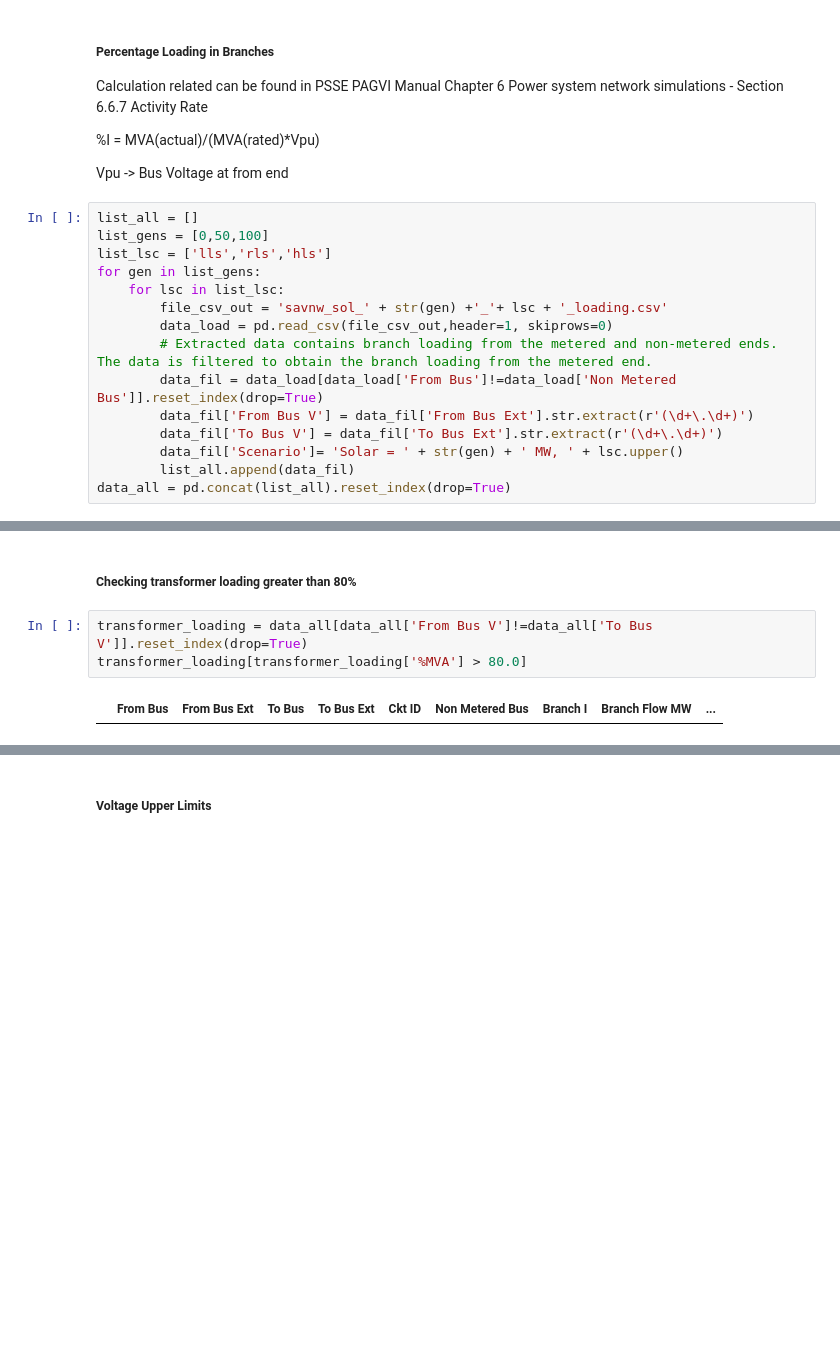
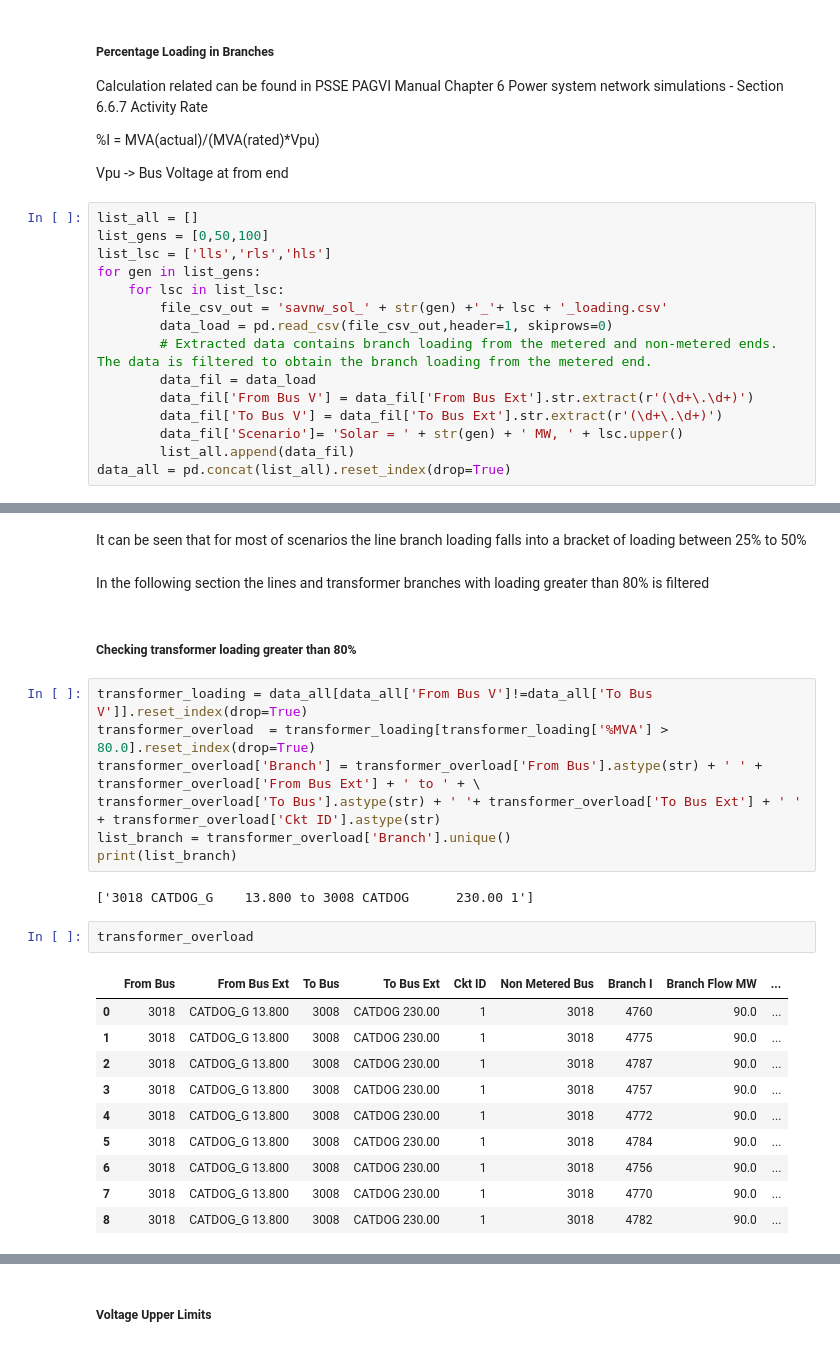
Before and after one commit to jessla89/PSSE-Data-Extraction, a Jupyter notebook: limit_checking_Topology_1.ipynb, the cells around one changed output, grey strips where cells are left out. Cells and saved outputs as stored; diff of their text form; blank space fills up the shorter version.

```diff
--- a/limit_checking_Topology_1.ipynb
+++ b/limit_checking_Topology_1.ipynb
@@ -21,7 +22,7 @@ for gen in list_gens:
         file_csv_out = 'savnw_sol_' + str(gen) +'_'+ lsc + '_loading.csv'
         data_load = pd.read_csv(file_csv_out,header=1, skiprows=0)
         # Extracted data contains branch loading from the metered and non-metered ends. The data is filtered to obtain the branch loading from the metered end.
-        data_fil = data_load[data_load['From Bus']!=data_load['Non Metered Bus']].reset_index(drop=True)
+        data_fil = data_load
         data_fil['From Bus V'] = data_fil['From Bus Ext'].str.extract(r'(\d+\.\d+)')
         data_fil['To Bus V'] = data_fil['To Bus Ext'].str.extract(r'(\d+\.\d+)')
         data_fil['Scenario']= 'Solar = ' + str(gen) + ' MW, ' + lsc.upper()
@@ -30,8 +109,29 @@ data_all = pd.concat(list_all).reset_index(drop=True)
+# %% [markdown]
+It can be seen that for most of scenarios the line branch loading falls into a bracket of loading between 25% to 50%
+# %% [markdown]
+In the following section the lines and transformer branches with loading greater than 80% is filtered
 # %% [markdown]
 ##### Checking transformer loading greater than 80%
 # %%
 transformer_loading = data_all[data_all['From Bus V']!=data_all['To Bus V']].reset_index(drop=True)
-transformer_loading[transformer_loading['%MVA'] > 80.0]
+transformer_overload  = transformer_loading[transformer_loading['%MVA'] > 80.0].reset_index(drop=True)
+transformer_overload['Branch'] = transformer_overload['From Bus'].astype(str) + ' ' + transformer_overload['From Bus Ext'] + ' to ' + \
+transformer_overload['To Bus'].astype(str) + ' '+ transformer_overload['To Bus Ext'] + ' ' + transformer_overload['Ckt ID'].astype(str)
+list_branch = transformer_overload['Branch'].unique()
+print(list_branch)
 # %% [output]
-|  | From Bus | From Bus Ext | To Bus | To Bus Ext | Ckt ID | Non Metered Bus | Branch I | Branch Flow MW | ... |
+['3018 CATDOG_G    13.800 to 3008 CATDOG      230.00 1']
+# %%
+transformer_overload
+# %% [output]
+|  | From Bus | From Bus Ext | To Bus | To Bus Ext | Ckt ID | Non Metered Bus | Branch I | Branch Flow MW | ... |
+| 0 | 3018 | CATDOG_G 13.800 | 3008 | CATDOG 230.00 | 1 | 3018 | 4760 | 90.0 | ... |
+| 1 | 3018 | CATDOG_G 13.800 | 3008 | CATDOG 230.00 | 1 | 3018 | 4775 | 90.0 | ... |
+| 2 | 3018 | CATDOG_G 13.800 | 3008 | CATDOG 230.00 | 1 | 3018 | 4787 | 90.0 | ... |
+| 3 | 3018 | CATDOG_G 13.800 | 3008 | CATDOG 230.00 | 1 | 3018 | 4757 | 90.0 | ... |
+| 4 | 3018 | CATDOG_G 13.800 | 3008 | CATDOG 230.00 | 1 | 3018 | 4772 | 90.0 | ... |
+| 5 | 3018 | CATDOG_G 13.800 | 3008 | CATDOG 230.00 | 1 | 3018 | 4784 | 90.0 | ... |
+| 6 | 3018 | CATDOG_G 13.800 | 3008 | CATDOG 230.00 | 1 | 3018 | 4756 | 90.0 | ... |
+| 7 | 3018 | CATDOG_G 13.800 | 3008 | CATDOG 230.00 | 1 | 3018 | 4770 | 90.0 | ... |
+| 8 | 3018 | CATDOG_G 13.800 | 3008 | CATDOG 230.00 | 1 | 3018 | 4782 | 90.0 | ... |
 # %% [markdown]
```
Also changed, not shown: parts of 34 cells of this notebook, 1 other file.
